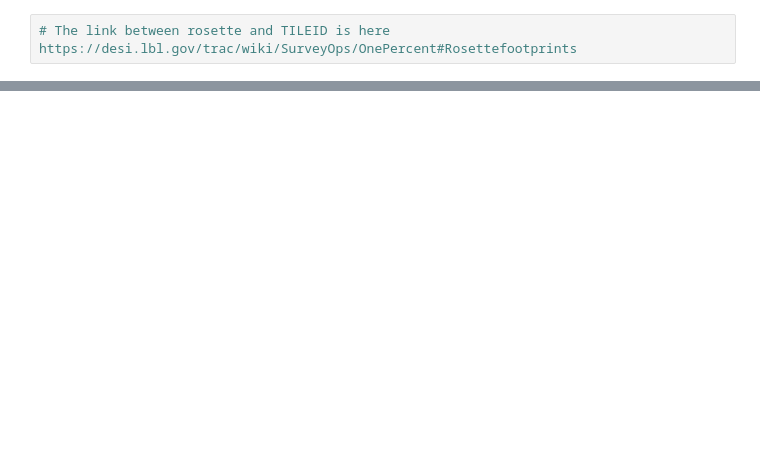
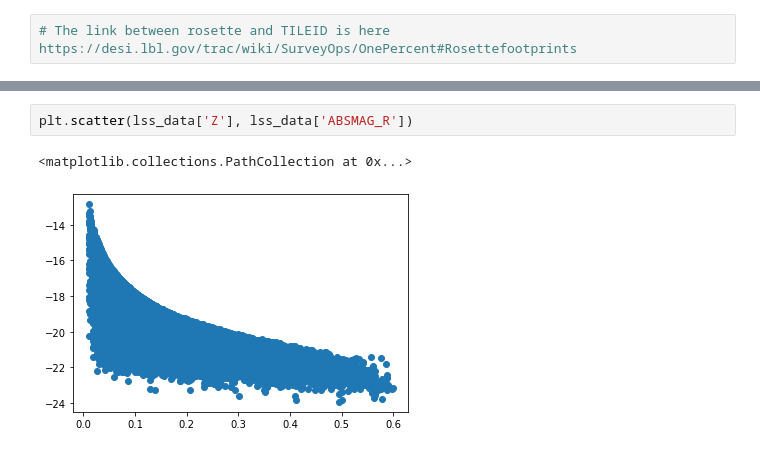
Before and after one commit to forero/CosmicWeb-VAC-DESI-EDR, a Jupyter notebook: nb/01_main_data_from_edr.ipynb, the cells around one changed output, grey strips where cells are left out. Cells and saved outputs as stored; diff of their text form; blank space fills up the shorter version.

```diff
--- a/nb/01_main_data_from_edr.ipynb
+++ b/nb/01_main_data_from_edr.ipynb
@@ -54,0 +108,5 @@ for rosette_id in range(20):
+# %%
+plt.scatter(lss_data['Z'], lss_data['ABSMAG_R'])
+# %% [output]
+<matplotlib.collections.PathCollection at 0x...>
+[figure, added]
```
Also changed, not shown: parts of 16 cells of this notebook.
